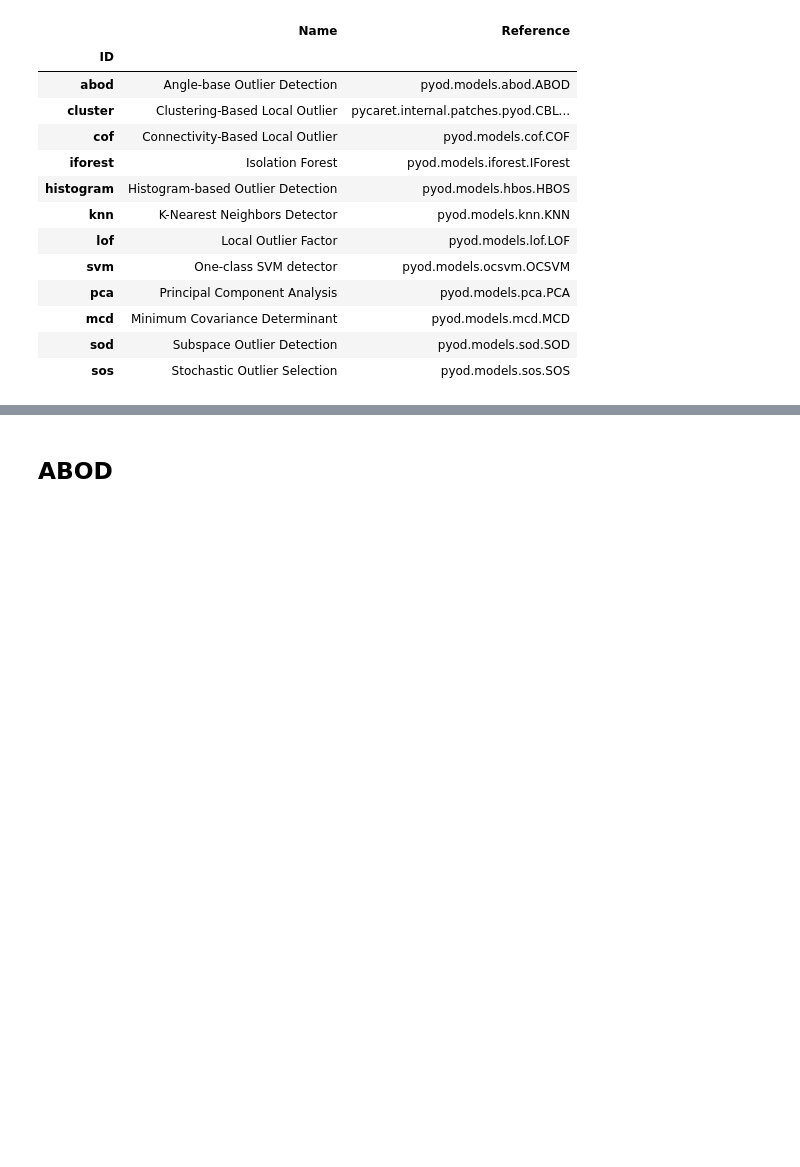
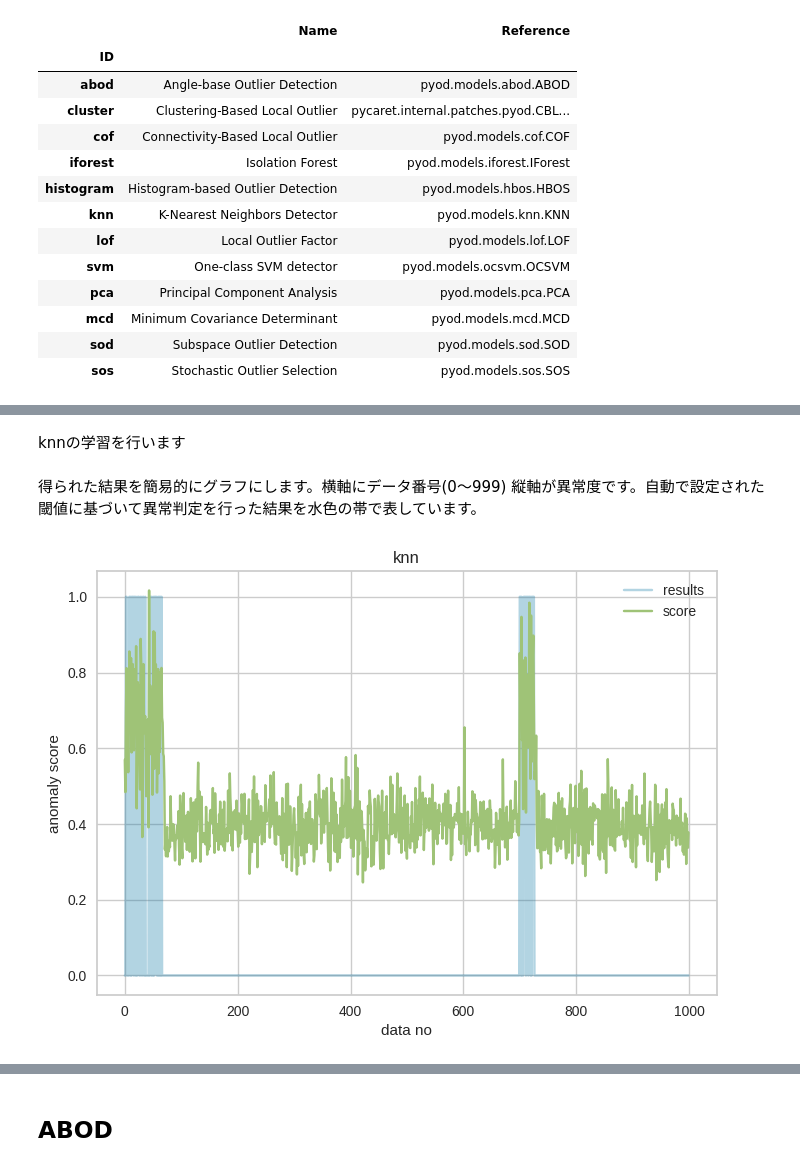
Before and after one commit to hamagami/anomaly-detection, a Jupyter notebook: pycaret_anomaly.ipynb, the cells around one changed output, grey strips where cells are left out. Cells and saved outputs as stored; diff of their text form; code cells hidden in the pictures; blank space fills up the shorter version.

```diff
--- a/pycaret_anomaly.ipynb
+++ b/pycaret_anomaly.ipynb
@@ -148,0 +118,2 @@ models()
+# %%
+knn_model = create_model('knn')
@@ -148,0 +124,16 @@ models()
+# %% [markdown]
+knnの学習を行います
+# %%
+knn_results = assign_model(knn_model)
+# %% [markdown]
+得られた結果を簡易的にグラフにします。横軸にデータ番号(0～999) 縦軸が異常度です。自動で設定された閾値に基づいて異常判定を行った結果を水色の帯で表しています。
+# %%
+plt.plot(knn_results["Anomaly"],alpha=0.3,label="results")
+plt.plot(knn_results["Anomaly_Score"],label="score")
+plt.title("knn")
+plt.xlabel("data no")
+plt.ylabel("anomaly score")
+plt.legend()
+plt.show()
+# %% [output]
+[figure, added]
```
Also changed, not shown: parts of 45 cells of this notebook.
